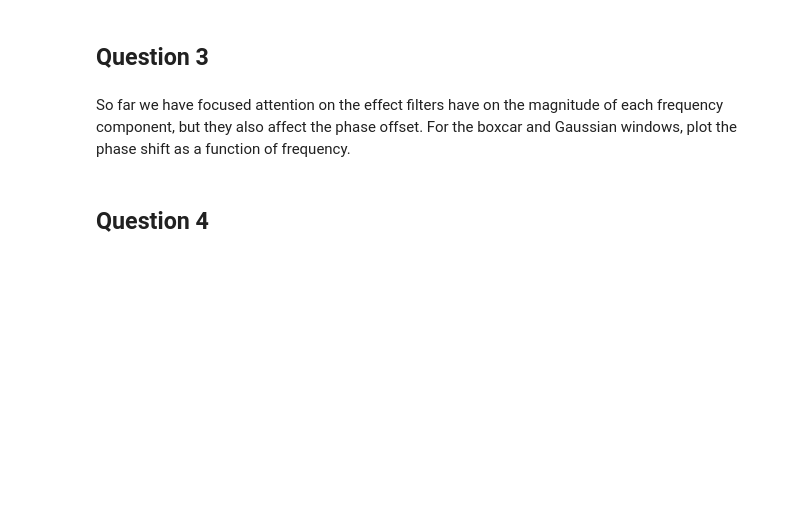
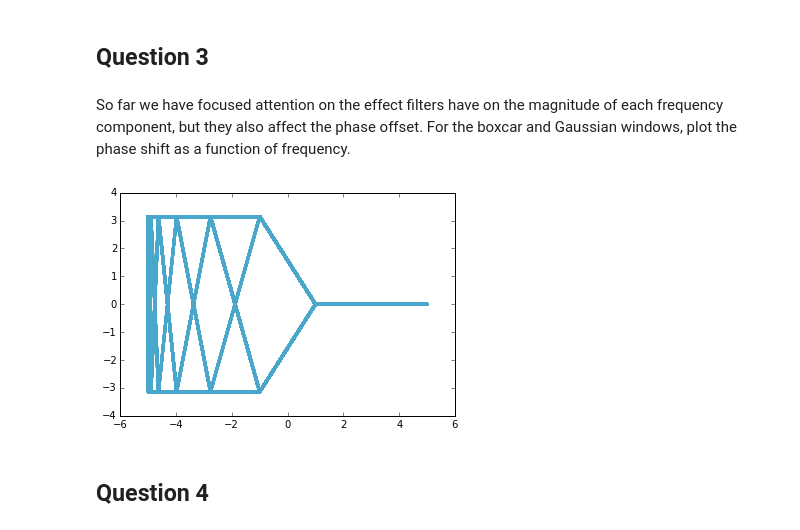
Before and after one commit to megsaysrawr/ThinkDSP, a Jupyter notebook: code/ps05.ipynb, the cells around one changed output. Cells and saved outputs as stored; diff of their text form; code cells hidden in the pictures; blank space fills up the shorter version.

```diff
--- a/code/ps05.ipynb
+++ b/code/ps05.ipynb
@@ -89,6 +108,16 @@ So far we have focused attention on the effect filters have on the magnitude of
 # %%
 # Code
 # Make each window, ifft the window to get the filter, have filter and plot angles of filter (numpy.angle)
+window1 = numpy.fft.fft(scipy.signal.gaussian(M=11025, std=2))
+
+sig = thinkdsp.SquareSignal()
+wave = sig.make_wave()
+angle = numpy.fft.fft(wave.ys)
+inverse_signal = numpy.fft.ifft(angle * window1)
+phase_offset = numpy.angle(inverse_signal)
+thinkplot.plot(inverse_signal,phase_offset)
+# %% [output]
+[figure, added]
 # %% [markdown]
 ## Question 4
 # %% [markdown]
```
Also changed, not shown: parts of 24 cells of this notebook.
